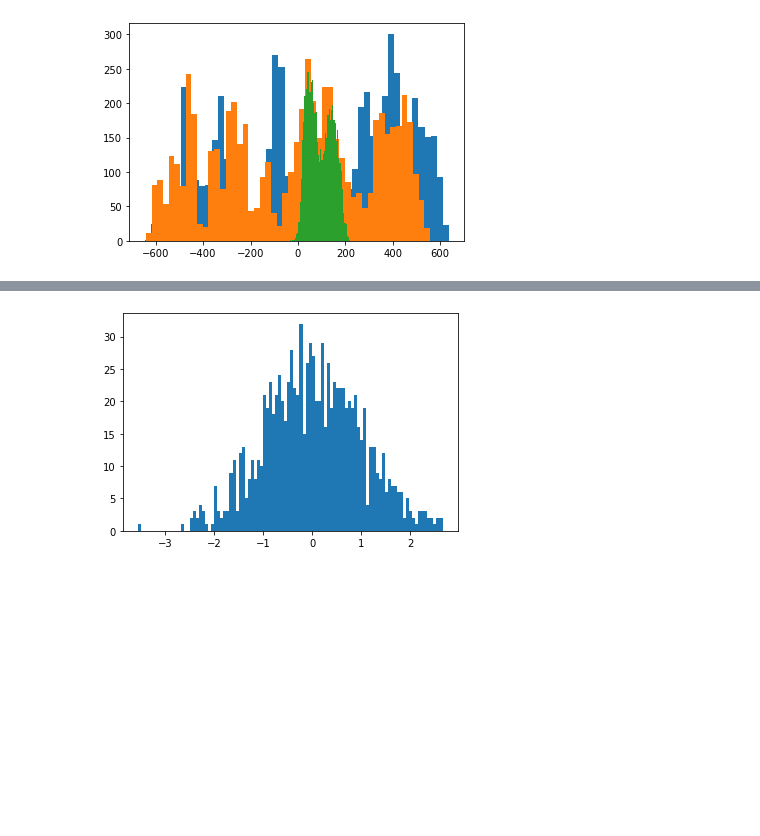
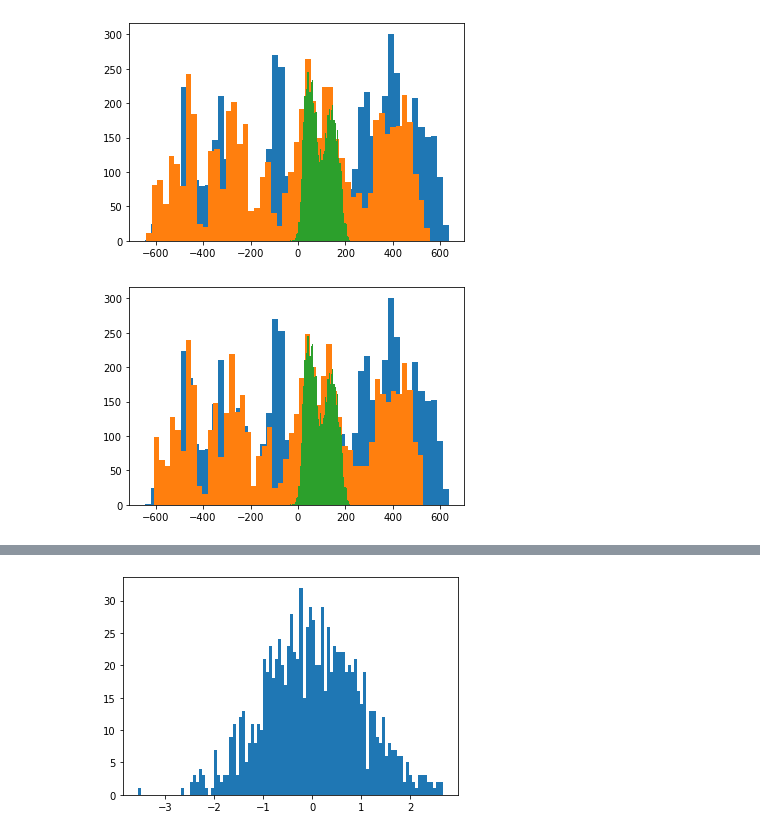
Before and after one commit to CNS-OIST/pycabnn, a Jupyter notebook: notebooks/MLI_geometry_workbook.ipynb, the cells around one changed output, grey strips where cells are left out. Cells and saved outputs as stored; diff of their text form; code cells hidden in the pictures; blank space fills up the shorter version.

```diff
--- a/notebooks/MLI_geometry_workbook.ipynb
+++ b/notebooks/MLI_geometry_workbook.ipynb
@@ -649,3 +656,9 @@ plt.hist(AxonsAll[:,2],50);
 plt.hist(AxonsAll[:,1],50);
 # %% [output]
 [figure]
+# %%
+plt.hist(AxonsAllNew[:,0],50);
+plt.hist(AxonsAllNew[:,2],50);
+plt.hist(AxonsAllNew[:,1],50);
+# %% [output]
+[figure, added]
```
Also changed, not shown: parts of 4 cells of this notebook.
